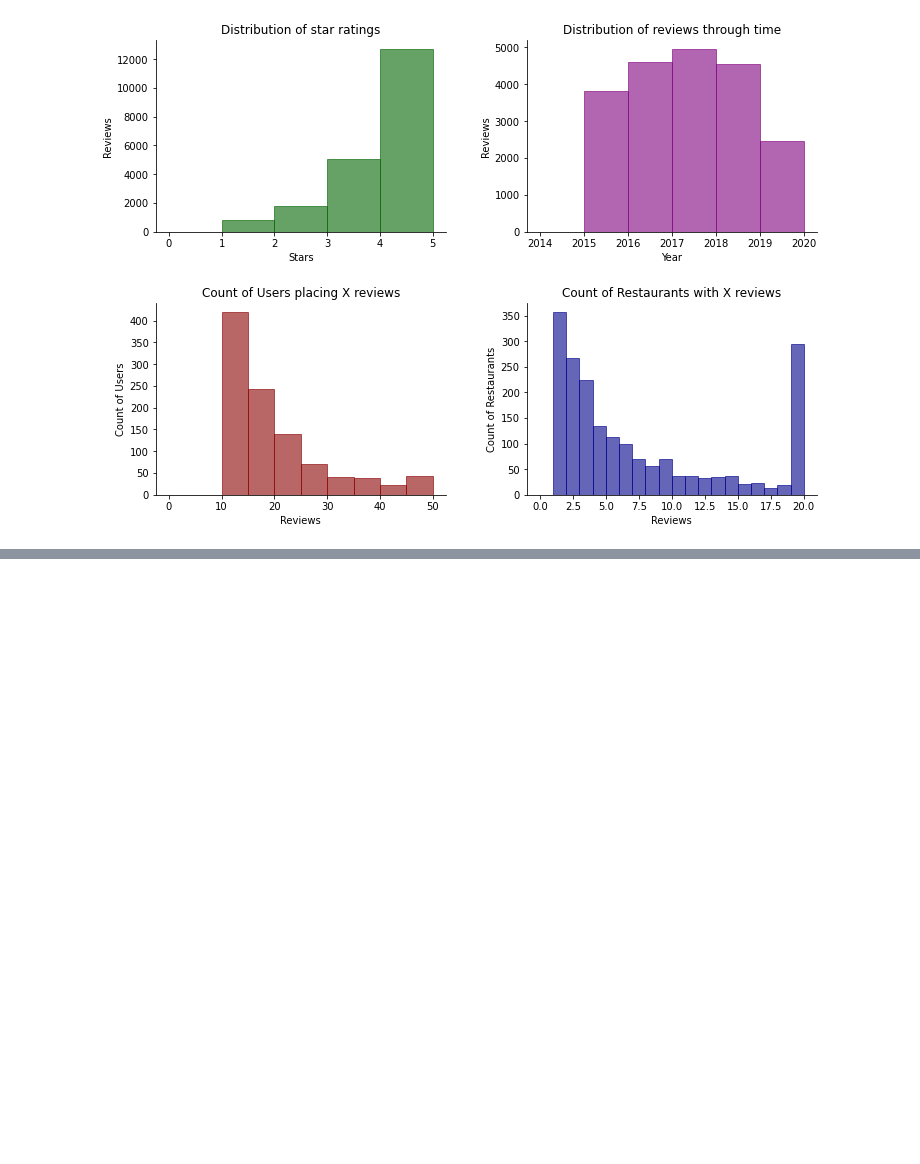
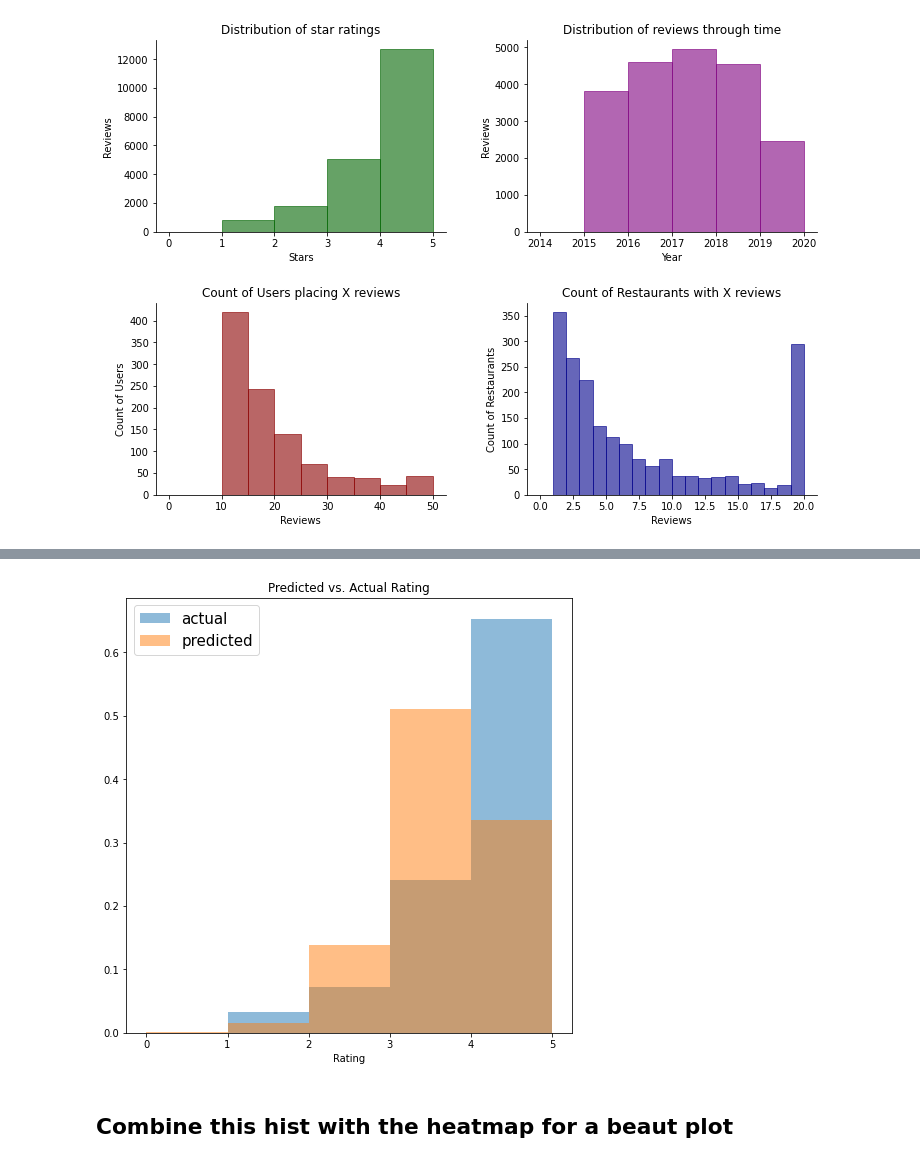
Before and after one commit to paul-stubley/Udacity, a Jupyter notebook: Capstone_Project/Restaurant_Recommender.ipynb, the cells around one changed output, grey strips where cells are left out. Saved outputs shown, nothing was run; the diff lists cells and outputs as text; code cells hidden in the pictures; blank space fills up the shorter version.

```diff
--- a/Capstone_Project/Restaurant_Recommender.ipynb
+++ b/Capstone_Project/Restaurant_Recommender.ipynb
@@ -305,0 +549,11 @@ format_chart(ax[1][1], 'Count of Restaurants with X reviews','Reviews','Count of
+# %%
+plt.figure(figsize=(8,8))
+plt.hist(acts, density=True, alpha=.5, label='actual', bins=range(6));
+plt.hist(preds, density=True, alpha=.5, label='predicted', bins=range(6));
+plt.legend(loc=2, prop={'size': 15});
+plt.xlabel('Rating');
+plt.title('Predicted vs. Actual Rating');
+# %% [output]
+[figure, added]
+# %% [markdown]
+## Combine this hist with the heatmap for a beaut plot
```
Also changed, not shown: parts of 27 cells of this notebook, 2 other files.
